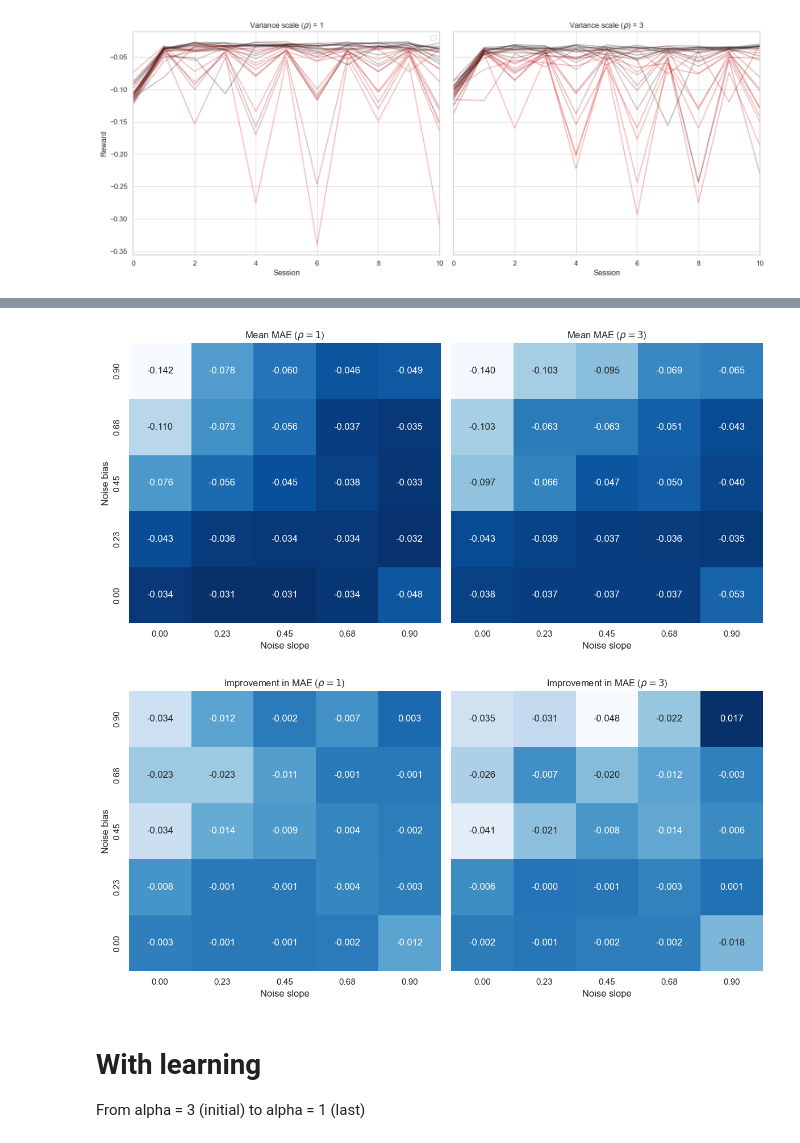
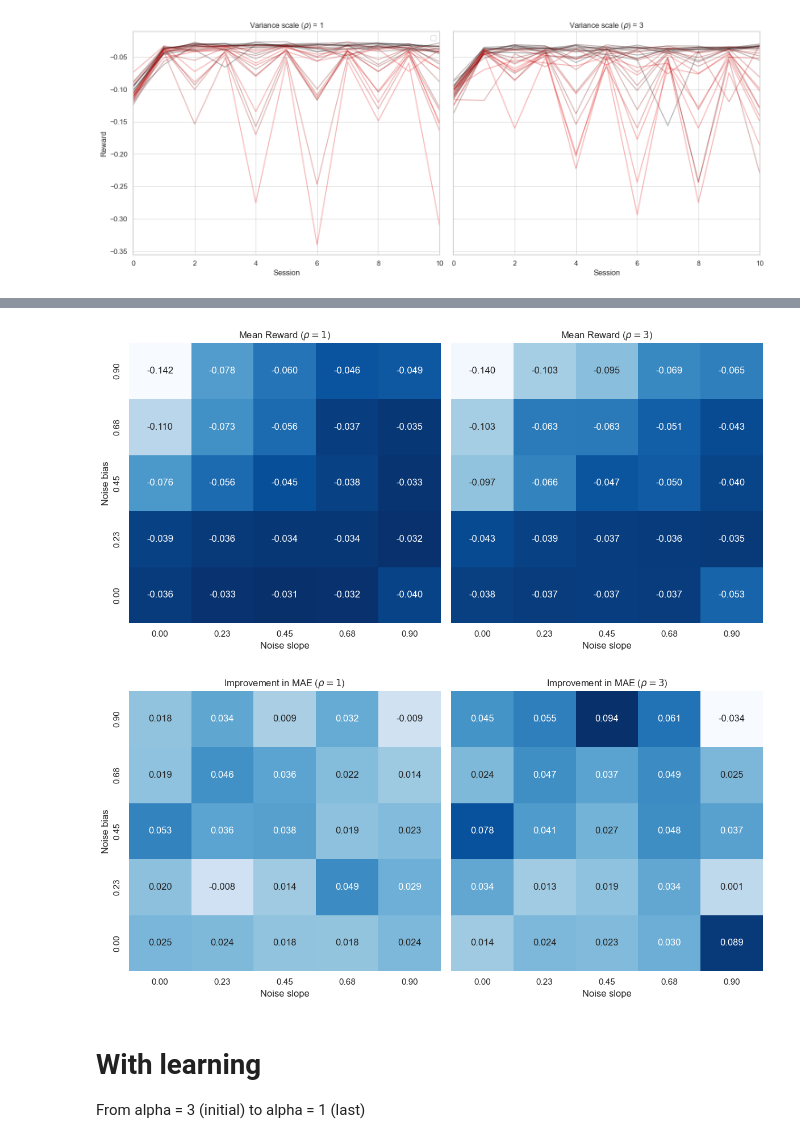
Before and after one commit to KilianFt/LIFT, a Jupyter notebook: notebooks/wandb_results_plots.ipynb, the cells around one changed output, grey strips where cells are left out. Saved outputs shown, nothing was run; the diff lists cells and outputs as text; code cells hidden in the pictures.

Commit message:
add diff plot in wandb results

```diff
--- a/notebooks/wandb_results_plots.ipynb
+++ b/notebooks/wandb_results_plots.ipynb
@@ -421,8 +461,8 @@ sns.heatmap(cond_baseline_df_a1_plot,
 sns.heatmap(cond_baseline_df_a3_plot,
             annot=True, cbar=False, fmt=".3f", cmap=cmap, ax=axs[1], vmin=vmin, vmax=vmax)
 
-axs[0].set_title(r"Mean MAE ($\rho=1$)")
-axs[1].set_title(r"Mean MAE ($\rho=3$)")
+axs[0].set_title(r"Mean Reward ($\rho=1$)")
+axs[1].set_title(r"Mean Reward ($\rho=3$)")
 
 # round ticks
 axs[0].set_xticklabels([f"{x:.2f}" for x in cond_baseline_df_a1_plot.index.sort_values()])
@@ -435,53 +475,51 @@ axs[1].set_xlabel("Noise slope")
 axs[1].set_ylabel("")
 
 plt.tight_layout()
-# plt.savefig('../figures/mi_iter_mean_mae.png', dpi=400)
 plt.show()
 # %% [output]
-[figure, old version]
+[figure, new version]
 # %%
 fig, axs = plt.subplots(1, 2, figsize=(12, 6), sharey=True)
 
 cmap = 'Blues'
 
-df_a1_plot = df_a1.pivot(index='noise', columns='noise_slope', values='mean_rewards').sort_index(ascending=False)
-df_a3_plot = df_a3.pivot(index='noise', columns='noise_slope', values='mean_rewards').sort_index(ascending=False)
+df_a1_plot = df_a1.pivot(index='noise', columns='noise_slope', values='mean_mae').sort_index(ascending=False)
+df_a3_plot = df_a3.pivot(index='noise', columns='noise_slope', values='mean_mae').sort_index(ascending=False)
 
-cond_baseline_df_a1_plot = cond_baseline_df_a1.pivot(index='noise', columns='noise_slope', values='mean_rewards').sort_index(ascending=False)
-cond_baseline_df_a3_plot = cond_baseline_df_a3.pivot(index='noise', columns='noise_slope', values='mean_rewards').sort_index(ascending=False)
+cond_baseline_df_a1_plot = cond_baseline_df_a1.pivot(index='noise', columns='noise_slope', values='mean_mae').sort_index(ascending=False)
+cond_baseline_df_a3_plot = cond_baseline_df_a3.pivot(index='noise', columns='noise_slope', values='mean_mae').sort_index(ascending=False)
 
 # cond_diff_a1 = (cond_baseline_df_a1_plot / df_a1_plot) - 1
 # cond_diff_a3 = (cond_baseline_df_a3_plot / df_a3_plot) - 1
 
 cond_diff_a1 = cond_baseline_df_a1_plot - df_a1_plot
 cond_diff_a3 = cond_baseline_df_a3_plot - df_a3_plot
 
 vmin = min([cond_diff_a1.min().min(), cond_diff_a3.min().min()])
 vmax = max([cond_diff_a1.max().max(), cond_diff_a3.max().max()])
 
 sns.heatmap(cond_diff_a1,
             annot=True, cbar=False, fmt=".3f", cmap=cmap, ax=axs[0], vmin=vmin, vmax=vmax)
 sns.heatmap(cond_diff_a3,
             annot=True, cbar=False, fmt=".3f", cmap=cmap, ax=axs[1], vmin=vmin, vmax=vmax)
 
 axs[0].set_title(r"Improvement in MAE ($\rho=1$)")
 axs[1].set_title(r"Improvement in MAE ($\rho=3$)")
 
 # round ticks
 axs[0].set_xticklabels([f"{x:.2f}" for x in cond_diff_a1.index.sort_values()])
 axs[0].set_yticklabels([f"{x:.2f}" for x in cond_diff_a1.columns.sort_values(ascending=False)])
 axs[1].set_xticklabels([f"{x:.2f}" for x in cond_diff_a3.index.sort_values()])
 
 axs[0].set_xlabel("Noise slope")
 axs[0].set_ylabel("Noise bias")
 axs[1].set_xlabel("Noise slope")
 axs[1].set_ylabel("")
 
 plt.tight_layout()
-# plt.savefig('../figures/mi_iter_mean_mae.png', dpi=400)
 plt.show()
 # %% [output]
-[figure, old version]
+[figure, new version]
 # %% [markdown]
 # With learning
 From alpha = 3 (initial) to alpha = 1 (last)
```
Also changed, not shown: parts of 3 cells of this notebook.
